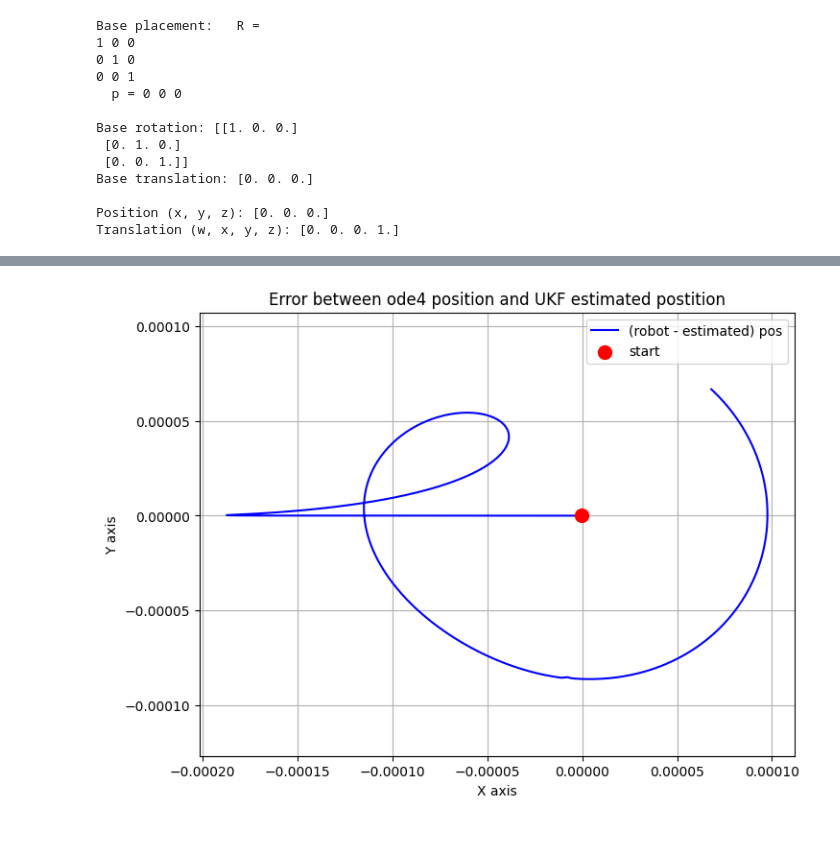
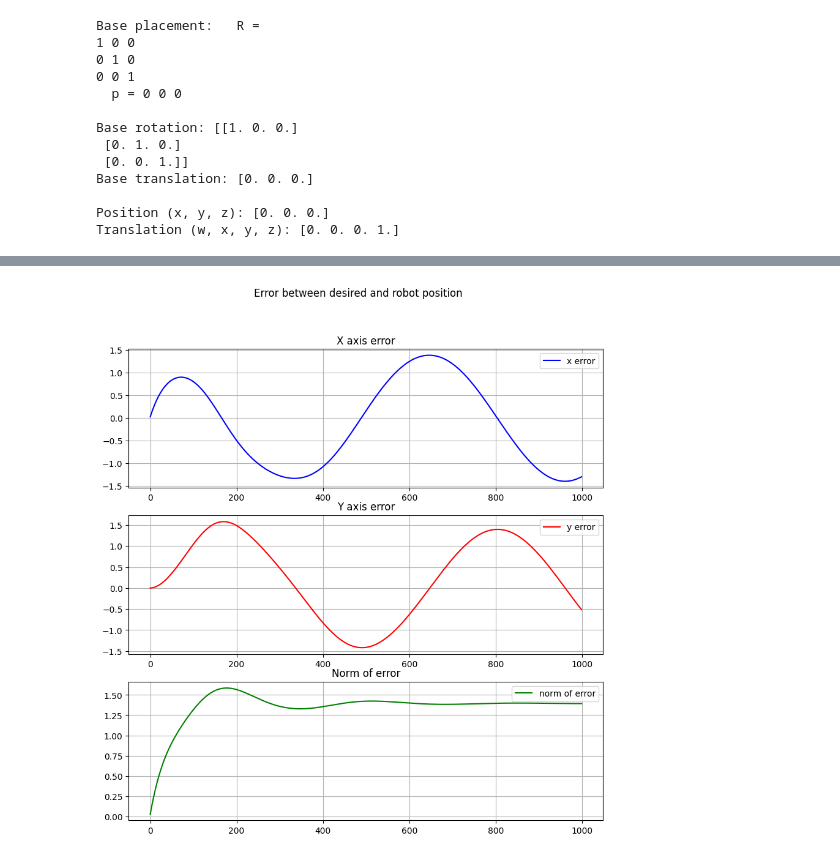
Before and after one commit to francomano/ukf_test, a Jupyter notebook: main.ipynb, the cells around one changed output, grey strips where cells are left out. Saved outputs shown, nothing was run; the diff lists cells and outputs as text; code cells hidden in the pictures.

```diff
--- a/main.ipynb
+++ b/main.ipynb
@@ -233,22 +211,39 @@ plt.show()
-# %%
-# Define error between robot and estimated position
-re_error_x = x1 - x2
-re_error_y = y1 - y2
-
-# Plotting
-plt.figure(figsize=(8, 6))
-# Plot the error between robot and estimated position
-plt.plot(re_error_x, re_error_y, color='blue', label='(robot - estimated) pos')
-# Plotting the 'zero' moment or starting point
-plt.scatter(re_error_x[0], re_error_y[0], color='red', s=100, zorder=5, label='start')
-
-# Set labels and title
-plt.xlabel('X axis')
-plt.ylabel('Y axis')
-plt.title('Error between ode4 position and UKF estimated postition')
-plt.axis('equal')
-plt.legend()
-plt.grid(True)
-plt.show()
-# %% [output]
-[figure, removed]
+# %%
+import matplotlib.pyplot as plt
+import numpy as np
+
+# Assuming x0, y0, x1, y1 are defined
+# Define error between desired and robot position
+dr_error_x = x0 - x1
+dr_error_y = y0 - y1
+
+# Calculate the norm of the error
+dr_error_norm = np.sqrt(dr_error_x**2 + dr_error_y**2)
+
+# Create 3 subplots
+fig, axs = plt.subplots(3, 1, figsize=(10, 10)) # Adjusted for 3 subplots
+
+# Main title
+fig.suptitle('Error between desired and robot position')
+
+# Plot x-axis error through time
+axs[0].plot(dr_error_x, color='blue', label='x error')
+axs[0].set_title('X axis error')
+axs[0].grid(True)
+axs[0].legend()
+
+# Plot y-axis error through time
+axs[1].plot(dr_error_y, color='red', label='y error')
+axs[1].set_title('Y axis error')
+axs[1].grid(True)
+axs[1].legend()
+
+# Plot norm of error through time
+axs[2].plot(dr_error_norm, color='green', label='norm of error')
+axs[2].set_title('Norm of error')
+axs[2].grid(True)
+axs[2].legend()
+
+plt.show()
+# %% [output]
+[figure, added]
```
Also changed, not shown: parts of 7 cells of this notebook.
